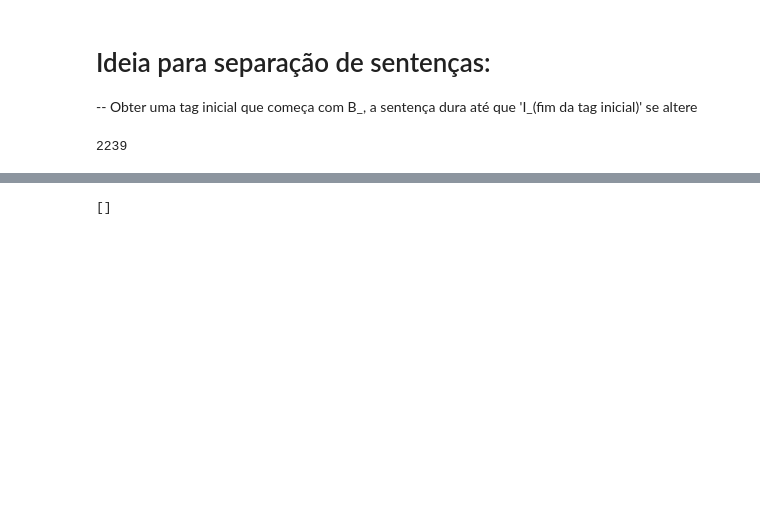
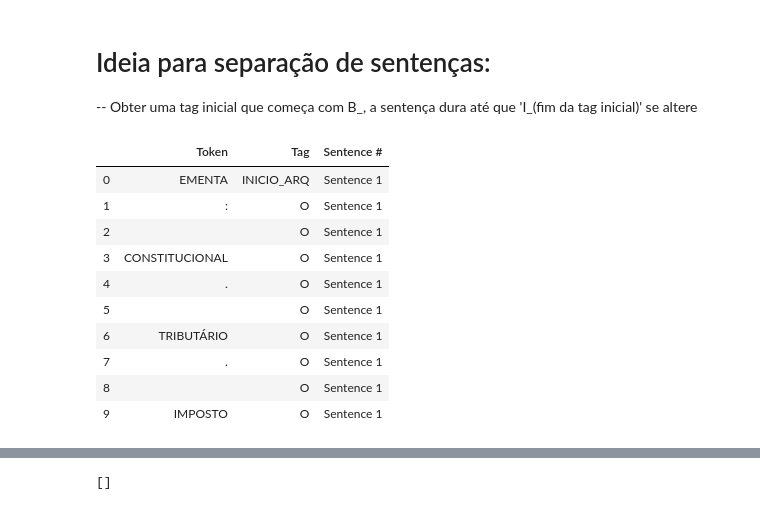
Before and after one commit to felipeasilva1/doccano, a Jupyter notebook: ncdj-tools/export_utility/03 - Precedentes.ipynb, the cells around one changed output, grey strips where cells are left out. Drawn from its saved outputs; the diff is of its cells as text; code cells hidden in the pictures; blank space fills up the shorter version.

```diff
--- a/ncdj-tools/export_utility/03 - Precedentes.ipynb
+++ b/ncdj-tools/export_utility/03 - Precedentes.ipynb
@@ -87,4 +91,0 @@ all_filenames = [i for i in glob.glob('NER/*/**/***/****/*****.{}'.format(extens
-# %%
-len(all_filenames)
-# %% [output]
-2239
@@ -103,3 +92,18 @@ combined_csv['Token'] = combined_csv['Token'].astype('str')
+# %%
+combined_csv = pd.read_csv('preprocessados1.csv')
+combined_csv.head(10)
+# %% [output]
+|  | Token | Tag | Sentence # |
+| 0 | EMENTA | INICIO_ARQ | Sentence 1 |
+| 1 | : | O | Sentence 1 |
+| 2 |  | O | Sentence 1 |
+| 3 | CONSTITUCIONAL | O | Sentence 1 |
+| 4 | . | O | Sentence 1 |
+| 5 |  | O | Sentence 1 |
+| 6 | TRIBUTÁRIO | O | Sentence 1 |
+| 7 | . | O | Sentence 1 |
+| 8 |  | O | Sentence 1 |
+| 9 | IMPOSTO | O | Sentence 1 |
 # %%
 combined_csv[combined_csv.Tag.str.endswith('Precedente')].head(20)
 # %% [output]
```
Also changed, not shown: parts of 20 cells of this notebook, 2 other files.
